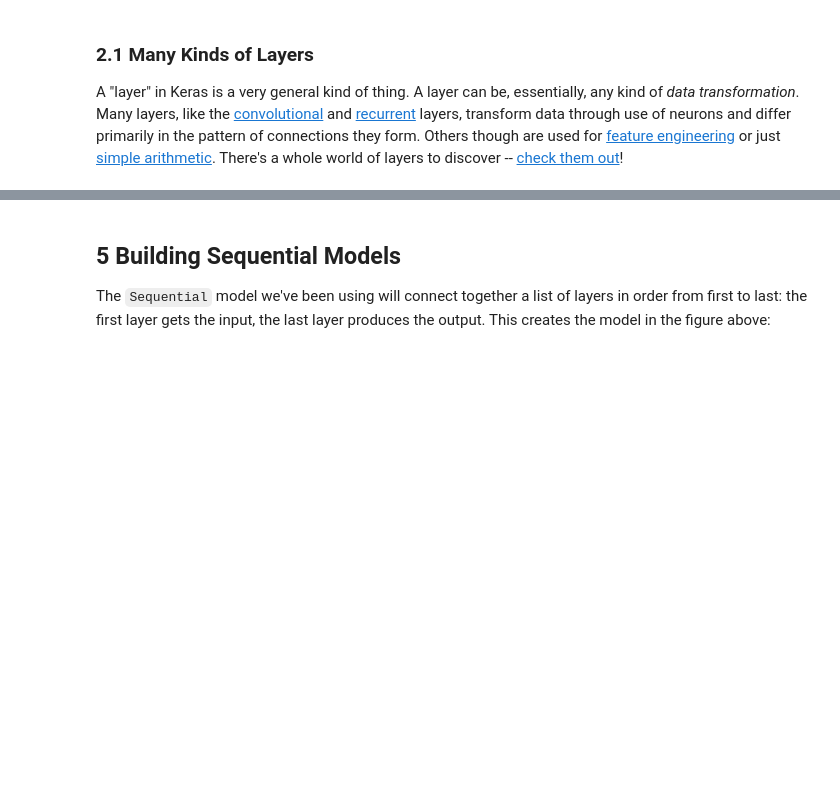
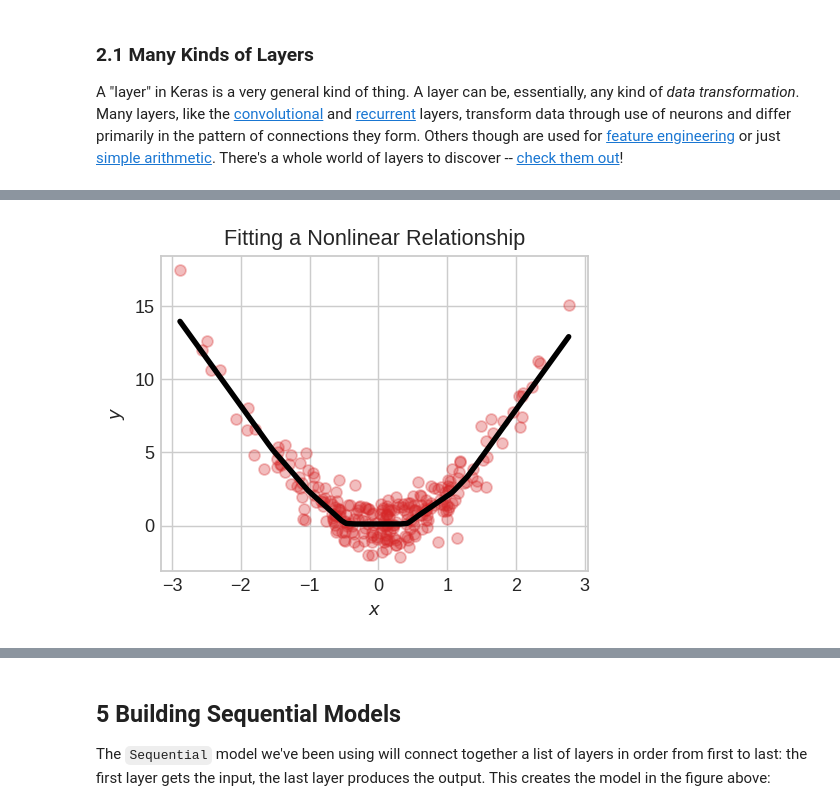
Before and after one commit to C7082-2022/labs-cv-colab, a Jupyter notebook: 03-DL-basics/2-deep-neural-networks.ipynb, the cells around one changed output, grey strips where cells are left out. Saved outputs shown, nothing was run; the diff lists cells and outputs as text; code cells hidden in the pictures; blank space fills up the shorter version.

```diff
--- a/03-DL-basics/2-deep-neural-networks.ipynb
+++ b/03-DL-basics/2-deep-neural-networks.ipynb
@@ -96,0 +46,5 @@ Now, notice that the final (output) layer is a linear unit (meaning, no activati
+# %%
+Image("img/2-2.png")
+# Without activation functions, neural networks can only learn linear relationships
+# %% [output]
+[figure, added]
```
Also changed, not shown: parts of 20 cells of this notebook, 3 other files.
